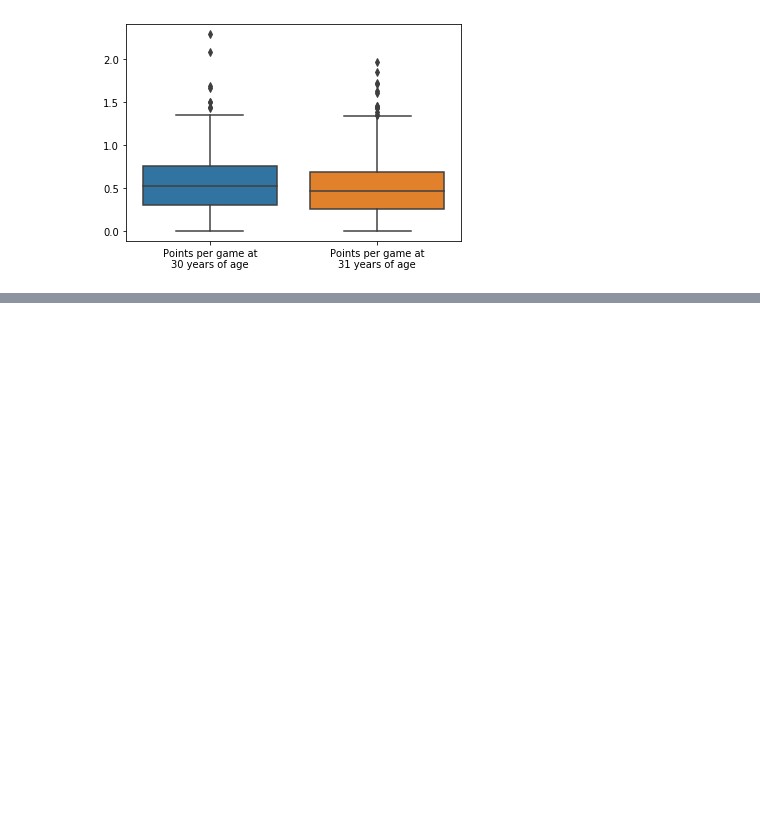
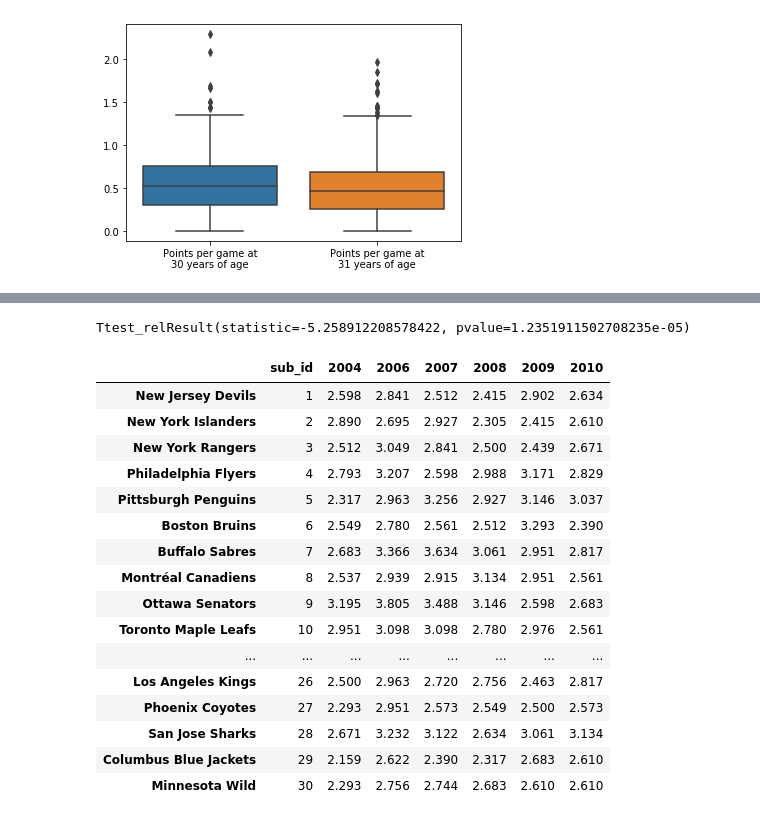
Before and after one commit to irvingcampbell/mod2project, a Jupyter notebook: NHL.ipynb, the cells around one changed output, grey strips where cells are left out. Saved outputs shown, nothing was run; the diff lists cells and outputs as text; code cells hidden in the pictures; blank space fills up the shorter version.

```diff
--- a/NHL.ipynb
+++ b/NHL.ipynb
@@ -274,0 +487,68 @@ sns.boxplot( x=['Points per game at\n30 years of age', 'Points per game at\n31 y
+# %%
+meanofnextfiveseasons = np.array(gpg06)+np.array(gpg07)+np.array(gpg08)+np.array(gpg09)+np.array(gpg10)
+meanofnextfiveseasons = meanofnextfiveseasons/5
+stats.ttest_rel(gpg04, meanofnextfiveseasons)
+# %% [output]
+Ttest_relResult(statistic=-5.258912208578422, pvalue=1.2351911502708235e-05)
+# %%
+from statsmodels.stats.anova import AnovaRM
+
+dftest = pd.DataFrame(teamGoalsPerGame_04, range(1, 30))
+
+dftest = dftest.T
+
+dftest = dftest.loc[:,1]
+
+dftest2 = pd.DataFrame(teamGoalsPerGame_06, range(1, 30))
+
+dftest2 = dftest2.T
+
+dftest2 = dftest2.loc[:,1]
+
+dftest3 = pd.DataFrame(teamGoalsPerGame_07, range(1, 30))
+
+dftest3 = dftest3.T
+
+dftest3 = dftest3.loc[:,1]
+
+dftest4 = pd.DataFrame(teamGoalsPerGame_08, range(1, 30))
+
+dftest4 = dftest4.T
+
+dftest4 = dftest4.loc[:,1]
+
+dftest5 = pd.DataFrame(teamGoalsPerGame_09, range(1, 30))
+
+dftest5 = dftest5.T
+
+dftest5 = dftest5.loc[:,1]
+
+dftest6 = pd.DataFrame(teamGoalsPerGame_10, range(1, 30))
+
+dftest6 = dftest6.T
+
+dftest6 = dftest6.loc[:,1]
+
+sub_id = [1, 2, 3, 4, 5, 6, 7, 8, 9, 10, 11, 12, 13, 14, 15, 16, 17, 18, 19, 20, 21, 22, 23, 24, 25, 26, 27, 28, 29, 30]
+
+dfForAnova = pd.DataFrame({'sub_id': sub_id, '2004': dftest, '2006': dftest2, '2007': dftest3, '2008': dftest4, '2009': dftest5, '2010': dftest6})
+
+dfForAnova
+# %% [output]
+|  | sub_id | 2004 | 2006 | 2007 | 2008 | 2009 | 2010 |
+| New Jersey Devils | 1 | 2.598 | 2.841 | 2.512 | 2.415 | 2.902 | 2.634 |
+| New York Islanders | 2 | 2.890 | 2.695 | 2.927 | 2.305 | 2.415 | 2.610 |
+| New York Rangers | 3 | 2.512 | 3.049 | 2.841 | 2.500 | 2.439 | 2.671 |
+| Philadelphia Flyers | 4 | 2.793 | 3.207 | 2.598 | 2.988 | 3.171 | 2.829 |
+| Pittsburgh Penguins | 5 | 2.317 | 2.963 | 3.256 | 2.927 | 3.146 | 3.037 |
+| Boston Bruins | 6 | 2.549 | 2.780 | 2.561 | 2.512 | 3.293 | 2.390 |
+| Buffalo Sabres | 7 | 2.683 | 3.366 | 3.634 | 3.061 | 2.951 | 2.817 |
+| Montréal Canadiens | 8 | 2.537 | 2.939 | 2.915 | 3.134 | 2.951 | 2.561 |
+| Ottawa Senators | 9 | 3.195 | 3.805 | 3.488 | 3.146 | 2.598 | 2.683 |
+| Toronto Maple Leafs | 10 | 2.951 | 3.098 | 3.098 | 2.780 | 2.976 | 2.561 |
+| ... | ... | ... | ... | ... | ... | ... | ... |
+| Los Angeles Kings | 26 | 2.500 | 2.963 | 2.720 | 2.756 | 2.463 | 2.817 |
+| Phoenix Coyotes | 27 | 2.293 | 2.951 | 2.573 | 2.549 | 2.500 | 2.573 |
+| San Jose Sharks | 28 | 2.671 | 3.232 | 3.122 | 2.634 | 3.061 | 3.134 |
+| Columbus Blue Jackets | 29 | 2.159 | 2.622 | 2.390 | 2.317 | 2.683 | 2.610 |
+| Minnesota Wild | 30 | 2.293 | 2.756 | 2.744 | 2.683 | 2.610 | 2.610 |
```
Also changed, not shown: parts of 18 cells of this notebook.
